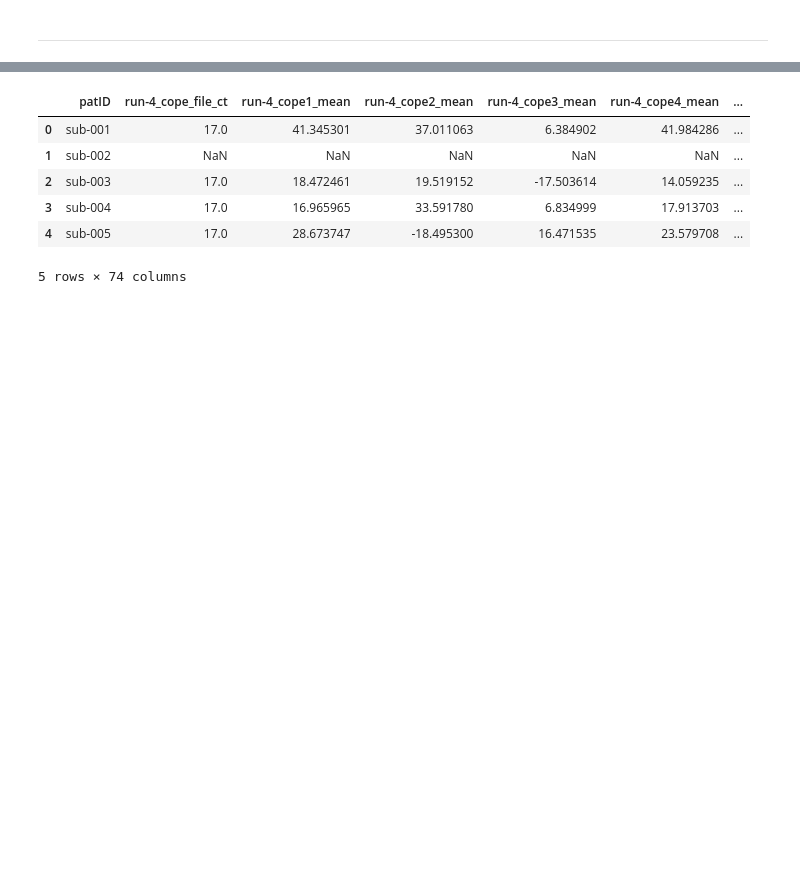
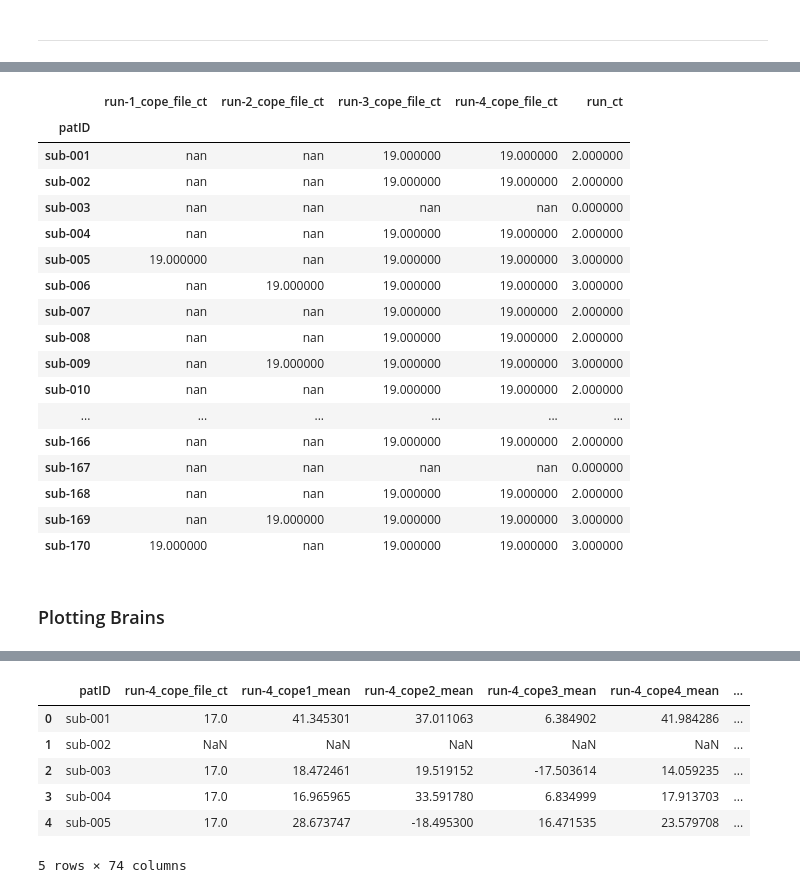
Before and after one commit to niblunc/bbx, a Jupyter notebook: code/ntbk_FSL_Feat1.ipynb, the cells around one changed output, grey strips where cells are left out. Drawn from its saved outputs; the diff is of its cells as text; code cells hidden in the pictures; blank space fills up the shorter version.

```diff
--- a/code/ntbk_FSL_Feat1.ipynb
+++ b/code/ntbk_FSL_Feat1.ipynb
@@ -382,0 +369,23 @@ s1_feat1_m2.style.highlight_null('red')
+# %%
+s2.style.highlight_null('red')
+# %% [output]
+|  | run-1_cope_file_ct | run-2_cope_file_ct | run-3_cope_file_ct | run-4_cope_file_ct | run_ct |
+| patID |  |  |  |  |  |
+| sub-001 | nan | nan | 19.000000 | 19.000000 | 2.000000 |
+| sub-002 | nan | nan | 19.000000 | 19.000000 | 2.000000 |
+| sub-003 | nan | nan | nan | nan | 0.000000 |
+| sub-004 | nan | nan | 19.000000 | 19.000000 | 2.000000 |
+| sub-005 | 19.000000 | nan | 19.000000 | 19.000000 | 3.000000 |
+| sub-006 | nan | 19.000000 | 19.000000 | 19.000000 | 3.000000 |
+| sub-007 | nan | nan | 19.000000 | 19.000000 | 2.000000 |
+| sub-008 | nan | nan | 19.000000 | 19.000000 | 2.000000 |
+| sub-009 | nan | 19.000000 | 19.000000 | 19.000000 | 3.000000 |
+| sub-010 | nan | nan | 19.000000 | 19.000000 | 2.000000 |
+| ... | ... | ... | ... | ... | ... |
+| sub-166 | nan | nan | 19.000000 | 19.000000 | 2.000000 |
+| sub-167 | nan | nan | nan | nan | 0.000000 |
+| sub-168 | nan | nan | 19.000000 | 19.000000 | 2.000000 |
+| sub-169 | nan | 19.000000 | 19.000000 | 19.000000 | 3.000000 |
+| sub-170 | 19.000000 | nan | 19.000000 | 19.000000 | 3.000000 |
+# %% [markdown]
+### Plotting Brains
```
Also changed, not shown: parts of 53 cells of this notebook, 4 other files.
